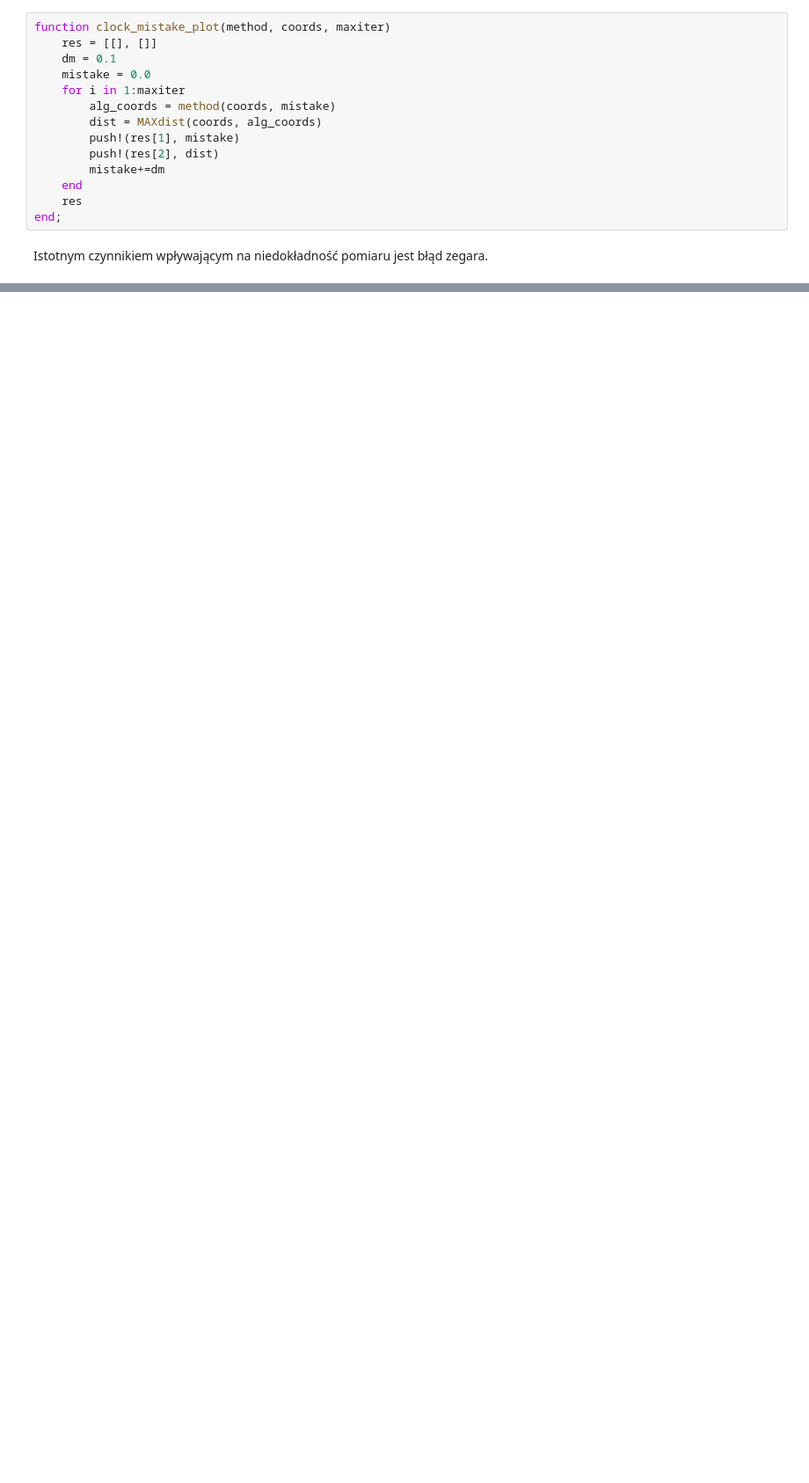
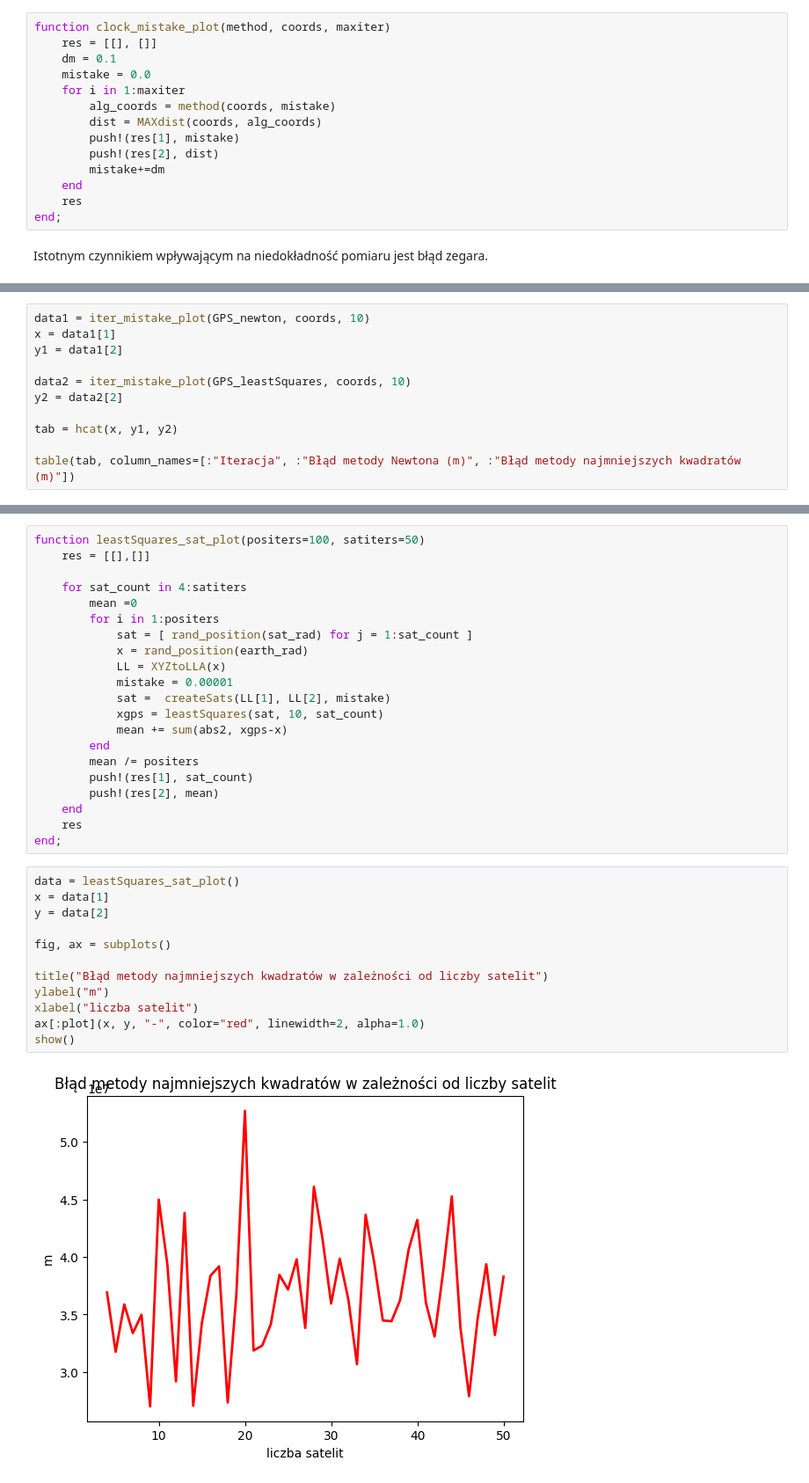
Before and after one commit to jakubzadrozny/pracownia2, a Jupyter notebook: prog/program.ipynb, the cells around one changed output, grey strips where cells are left out. Shown: that part at 88% size. Cells and saved outputs as stored; diff of their text form; blank space fills up the shorter version.

```diff
--- a/prog/program.ipynb
+++ b/prog/program.ipynb
@@ -700,0 +718,11 @@ end
+# %%
+data1 = iter_mistake_plot(GPS_newton, coords, 10)
+x = data1[1]
+y1 = data1[2]
+
+data2 = iter_mistake_plot(GPS_leastSquares, coords, 10)
+y2 = data2[2]
+
+tab = hcat(x, y1, y2)
+
+table(tab, column_names=[:"Iteracja", :"Błąd metody Newtona (m)", :"Błąd metody najmniejszych kwadratów (m)"])
@@ -741,0 +794,35 @@ Heura's avg error: 1.2240269738204859e-25
+# %%
+function leastSquares_sat_plot(positers=100, satiters=50)
+    res = [[],[]]
+
+    for sat_count in 4:satiters
+        mean =0
+        for i in 1:positers
+            sat = [ rand_position(sat_rad) for j = 1:sat_count ]
+            x = rand_position(earth_rad)
+            LL = XYZtoLLA(x)
+            mistake = 0.00001
+            sat =  createSats(LL[1], LL[2], mistake)
+            xgps = leastSquares(sat, 10, sat_count)
+            mean += sum(abs2, xgps-x)
+        end
+        mean /= positers
+        push!(res[1], sat_count)
+        push!(res[2], mean)
+    end
+    res
+end;
+# %%
+data = leastSquares_sat_plot()
+x = data[1]
+y = data[2]
+
+fig, ax = subplots()
+
+title("Błąd metody najmniejszych kwadratów w zależności od liczby satelit")
+ylabel("m")
+xlabel("liczba satelit")
+ax[:plot](x, y, "-", color="red", linewidth=2, alpha=1.0)
+show()
+# %% [output]
+[figure, added]
```
Also changed, not shown: parts of 17 cells of this notebook.
